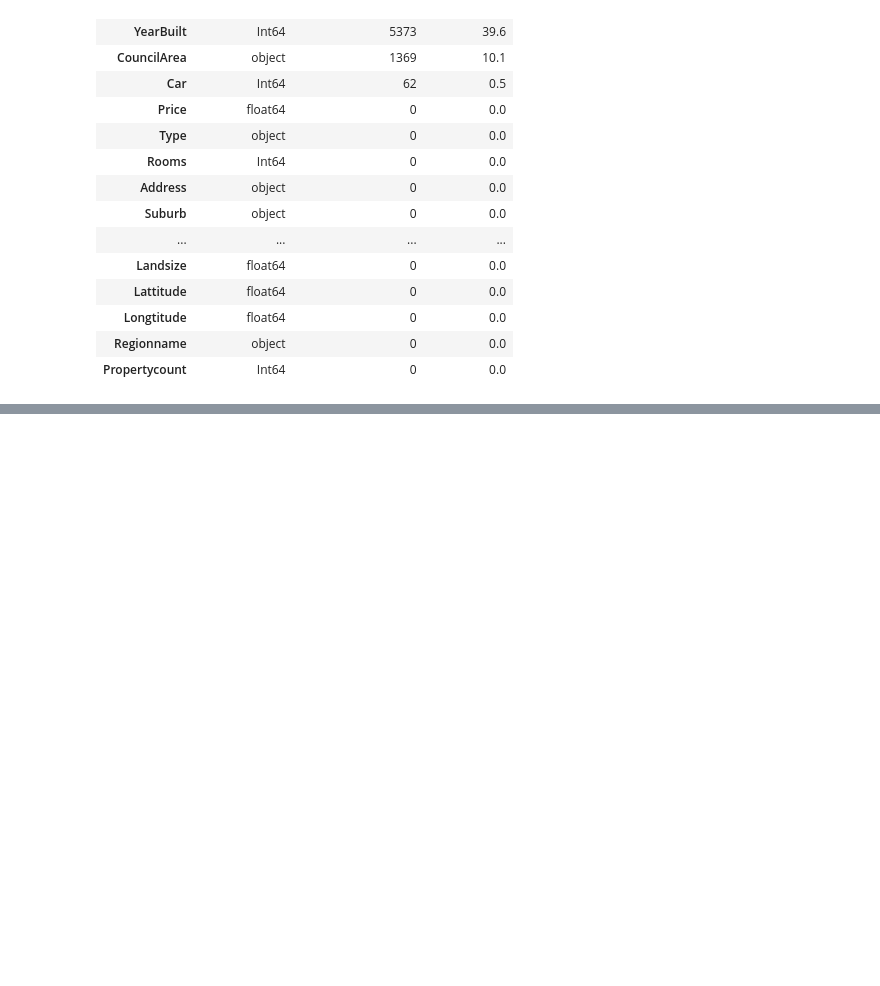
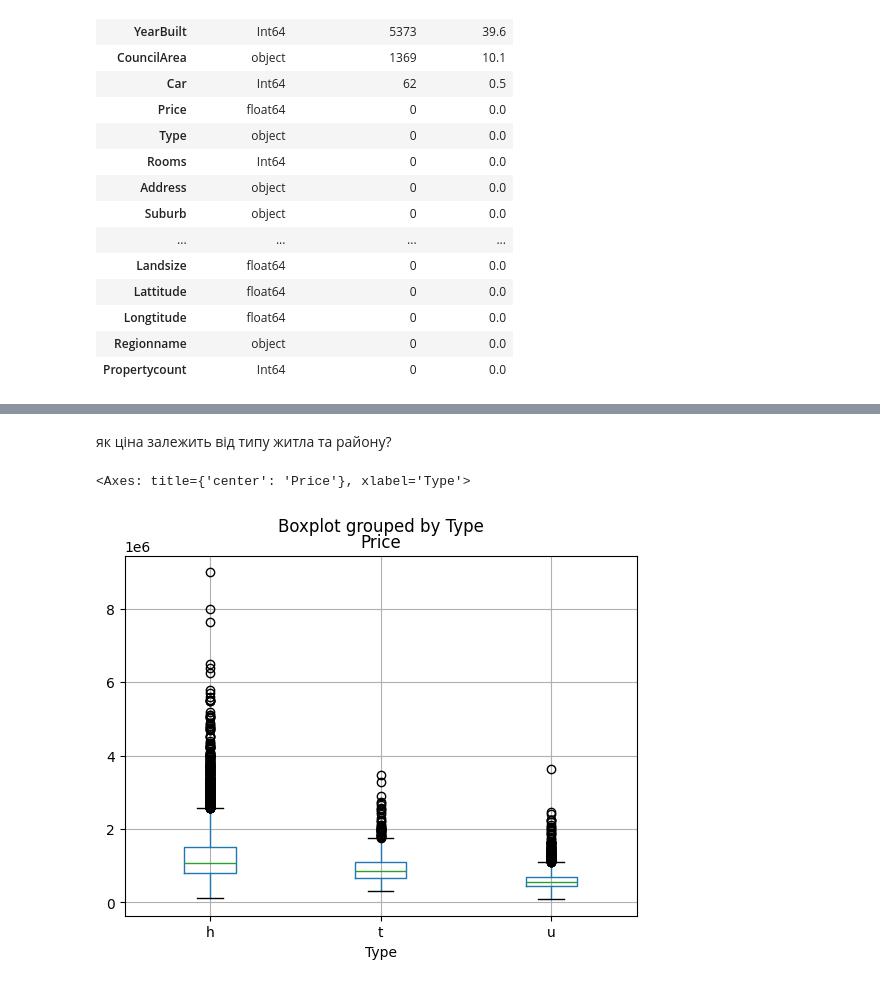
Before and after one commit to Alister44/Melbourne_Housing, a Jupyter notebook: notebooks/solution_easy.ipynb, the cells around one changed output, grey strips where cells are left out. Drawn from its saved outputs; the diff is of its cells as text; code cells hidden in the pictures; blank space fills up the shorter version.

```diff
--- a/notebooks/solution_easy.ipynb
+++ b/notebooks/solution_easy.ipynb
@@ -274,0 +278,7 @@ sns.histplot(df['Price'], kde=True)
+# %% [markdown]
+як ціна залежить від типу житла та району?
+# %%
+df.boxplot(column="Price", by="Type")
+# %% [output]
+<Axes: title={'center': 'Price'}, xlabel='Type'>
+[figure, added]
```
Also changed, not shown: parts of 13 cells of this notebook.
